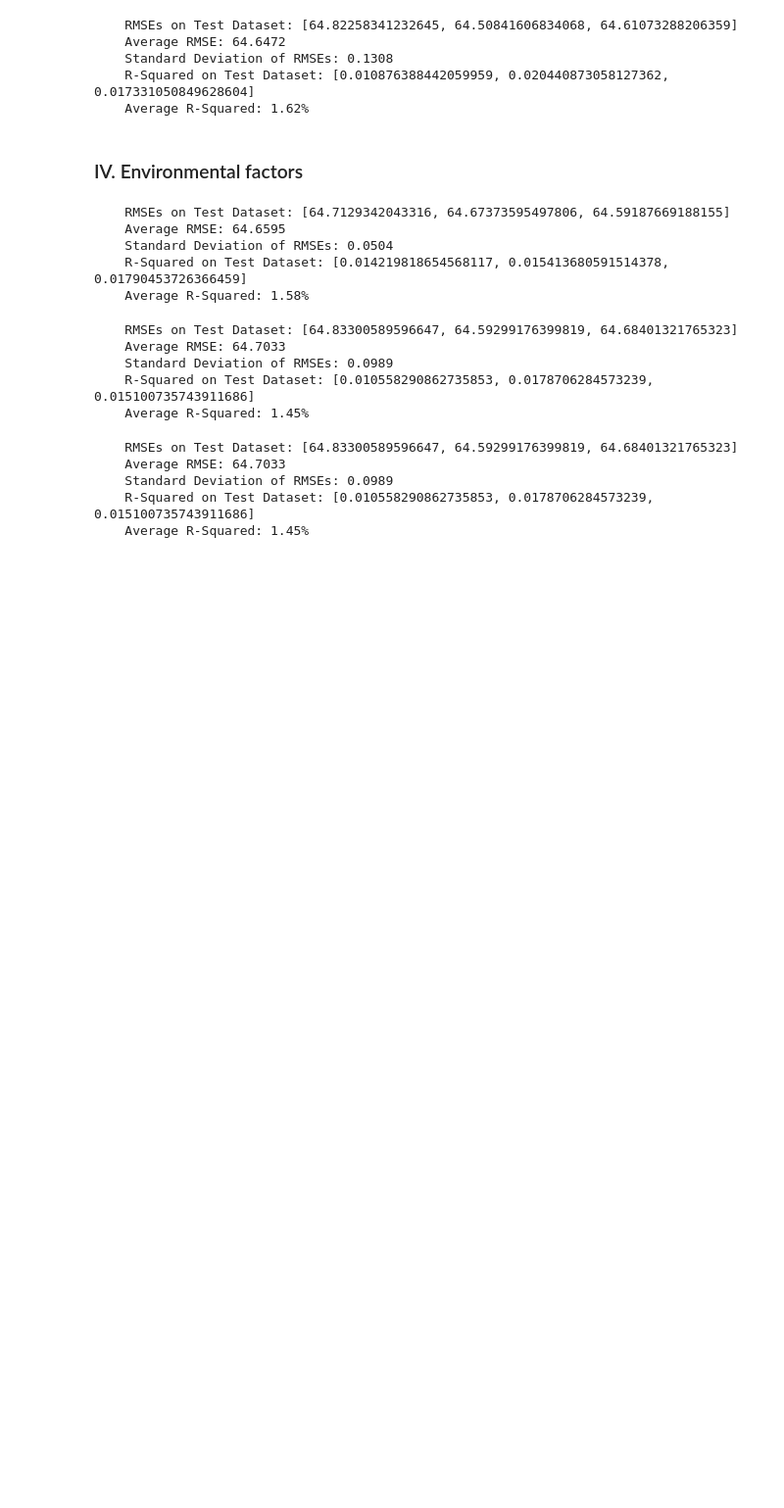
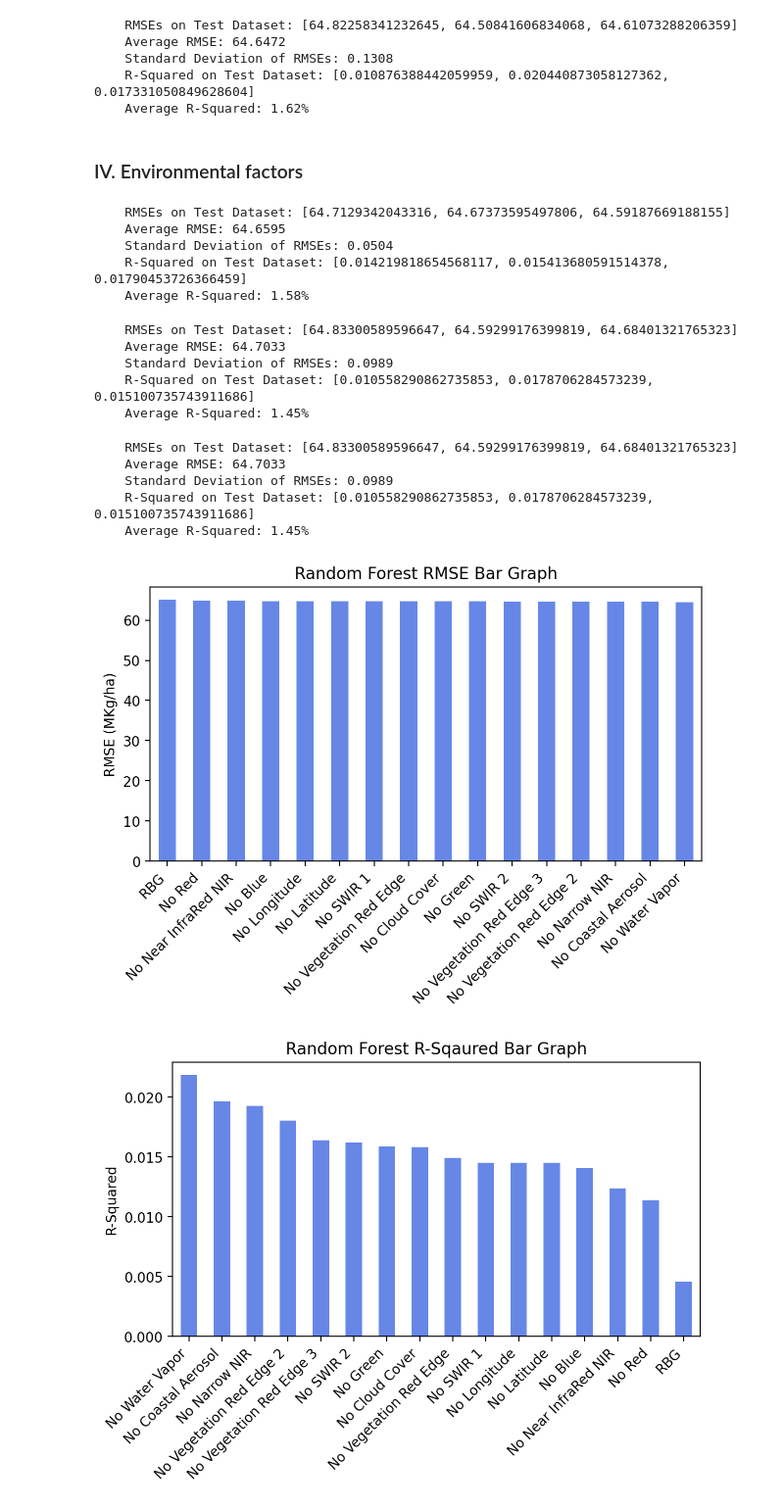
Before and after one commit to heath3rq/ML_Machine-Learning-Biomass-Density-Estimation, a Jupyter notebook: random_forest.ipynb, the cells around one changed output. Shown at 98% size. Cells and saved outputs as stored; diff of their text form; code cells hidden in the pictures; blank space fills up the shorter version.

```diff
--- a/random_forest.ipynb
+++ b/random_forest.ipynb
@@ -482,3 +481,30 @@ experiment(x_train_wo_evi[:, :45], x_test_wo_evi[:, :45])
     Standard Deviation of RMSEs: 0.0989
     R-Squared on Test Dataset: [0.010558290862735853, 0.0178706284573239, 0.015100735743911686]
     Average R-Squared: 1.45%
+# %%
+def sorted_bar_graph_no_sd(values: np.ndarray, x_labels: list[str], title: str, y_label: str) -> None:
+    """Plot sorted bar graph with no standard deviation for RMSE and R-Squared."""
+    # create tuples of importance scores and labels, sort by importance scores
+    sorted_data = sorted(zip(values, x_labels), reverse=True)
+
+    # unpack sorted importance scores and labels into separate lists
+    sorted_values, sorted_x_labels = zip(*sorted_data)
+
+    fig, ax = plt.subplots()
+    forest_importances = pd.Series(sorted_values, index=sorted_x_labels)
+    forest_importances.plot.bar(ax=ax, alpha=0.8, color="royalblue")
+    ax.set_title(title)
+    ax.set_xticks(range(len(sorted_x_labels)),
+                  sorted_x_labels, rotation=45, ha="right")
+    ax.set_ylabel(y_label)
+    fig.tight_layout()
+    plt.show()
+
+
+sorted_bar_graph_no_sd(avg_rmse_lst, experiments,
+                       "Random Forest RMSE Bar Graph", "RMSE (MKg/ha)")
+sorted_bar_graph_no_sd(avg_r_squared_lst, experiments,
+                       "Random Forest R-Sqaured Bar Graph", "R-Squared")
+# %% [output]
+[figure, added]
+[figure, added]
```
Also changed, not shown: parts of 3 cells of this notebook.
